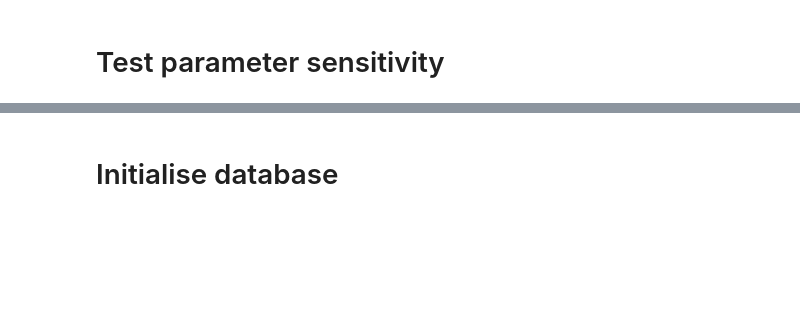
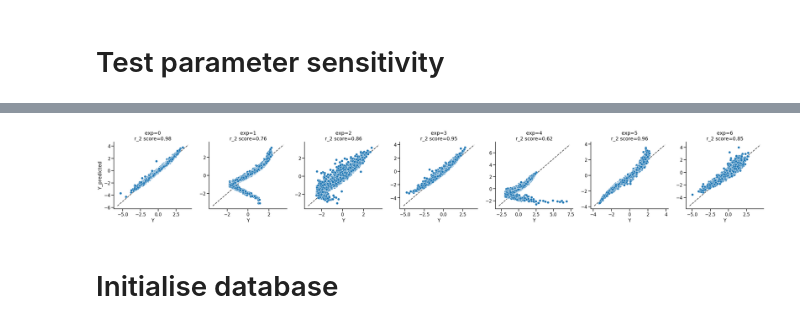
Before and after one commit to charleshouston/ion-channel-ABC, a Jupyter notebook: docs/examples/hl-1_extra-fullABC.ipynb, the cells around one changed output, grey strips where cells are left out. Cells and saved outputs as stored; diff of their text form; code cells hidden in the pictures; blank space fills up the shorter version.

```diff
--- a/docs/examples/hl-1_extra-fullABC.ipynb
+++ b/docs/examples/hl-1_extra-fullABC.ipynb
@@ -191 +195,5 @@ grid1, grid2 = plot_parameter_sensitivity(
+# %%
+grid2 = plot_regression_fit(regression_fit, r2)
+# %% [output]
+[figure, added]
 # %%
```
Also changed, not shown: parts of 57 cells of this notebook, 2 other files.
